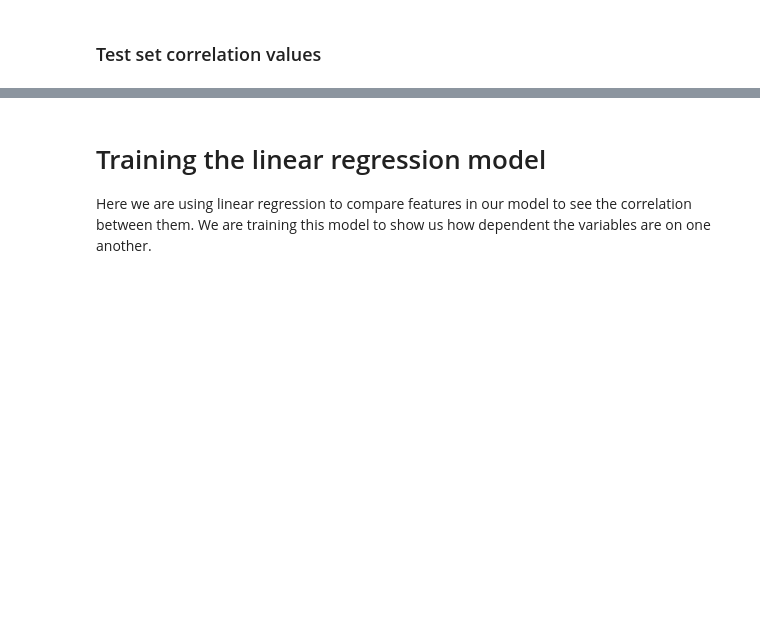
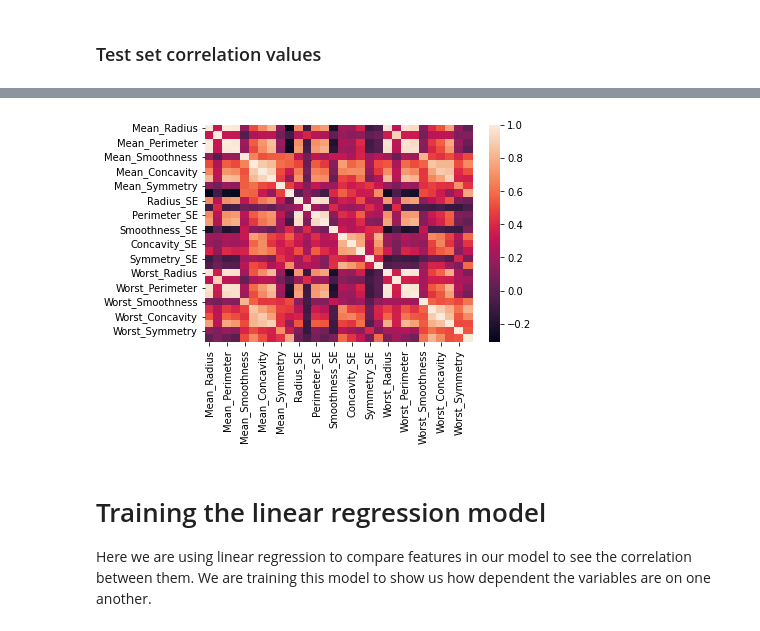
Before and after one commit to Ultan-Kearns/LYIT-Machine-Learning-Project, a Jupyter notebook: FinalSubmissionNotebook.ipynb, the cells around one changed output, grey strips where cells are left out. Cells and saved outputs as stored; diff of their text form; code cells hidden in the pictures; blank space fills up the shorter version.

```diff
--- a/FinalSubmissionNotebook.ipynb
+++ b/FinalSubmissionNotebook.ipynb
@@ -269,3 +279,12 @@ y_test.corr(method='pearson')
+# %%
+# it computes the Pearson’s correlation coefficient.
+corr_matrix = X.corr()
+#The parameter ‘ annot=True ‘ displays the values of the correlation coefficient
+#in each cell
+sns.heatmap(corr_matrix, annot = False)
+plt.show()
+# %% [output]
+[figure, added]
 # %% [markdown]
 # Training the linear regression model
 
```
Also changed, not shown: parts of 49 cells of this notebook.
